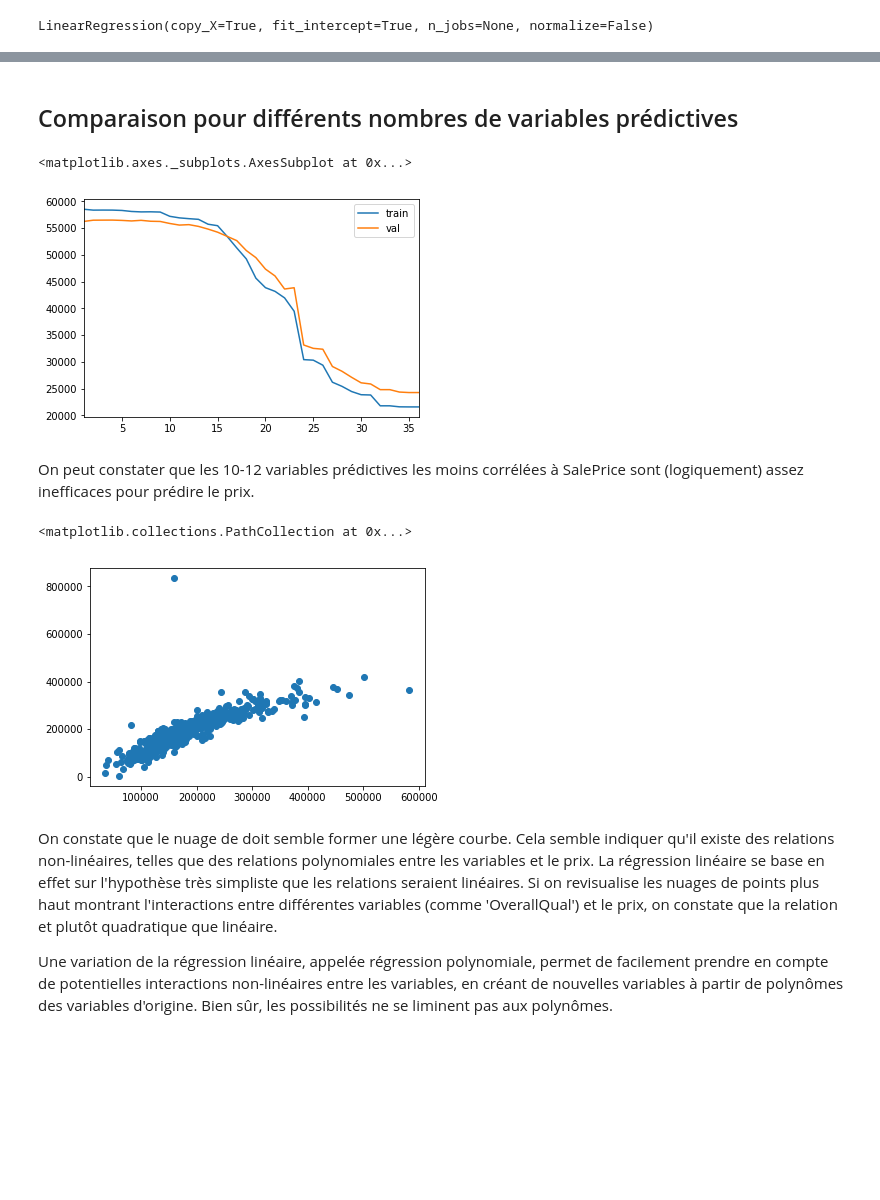
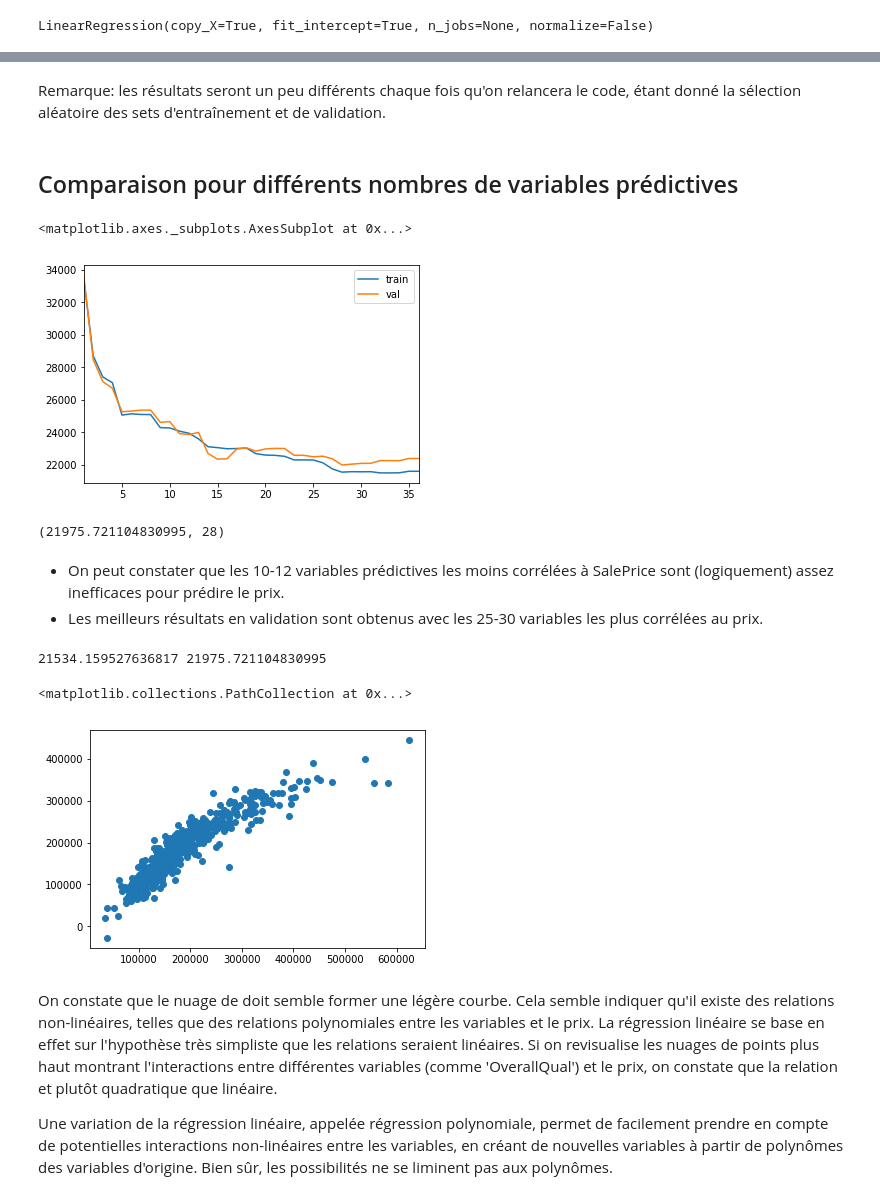
Before and after one commit to titsitits/Python_Data_Science, a Jupyter notebook: 8_Example_Ames_Housing_Dataset.ipynb, the cells around one changed output, grey strips where cells are left out. Cells and saved outputs as stored; diff of their text form; code cells hidden in the pictures; blank space fills up the shorter version.

```diff
--- a/8_Example_Ames_Housing_Dataset.ipynb
+++ b/8_Example_Ames_Housing_Dataset.ipynb
@@ -224,7 +226,7 @@ Remarque: les méthodes pandas.DataFrame.corr() et .corrwith() omettent automati
 from matplotlib import pyplot as plt
 
 #corrélations des variables avec le prix
-corr_with_price = train_ames.corrwith(train_ames["SalePrice"])
+corr_with_price = ames.corrwith(ames["SalePrice"])
 
 #On trie les variables selon la valeur absolue de leur corrélation avec le prix
 best_features = corr_with_price.abs().sort_values(ascending=False)
@@ -284,13 +284,14 @@ y = dataset["SalePrice"]
 ### Séparation des données d'entraînement et de validation
 # %%
 from sklearn.model_selection import train_test_split
+import numpy as np
 
-trainids, valids = train_test_split(np.array(range(len(ames))), test_size = 0.4)
-
+ids = ames.index
+trainids, valids = train_test_split(ids, test_size = 0.4)
 Xtrain, Xval, ytrain, yval = X.loc[trainids], X.loc[valids], y.loc[trainids], y.loc[valids]
 
-#Ce code est équivalent, mais le but ici est de garder les mêmes ids pour comparer plusieurs modèles (ou prendre leur moyenne, voir fin du notebook)
-#Xtrain, Xval, ytrain, yval = train_test_split(X, y, test_size = 0.3)
+#Remarque: ce code est équivalent, mais le but ici est de garder les mêmes ids pour comparer plusieurs modèles (ou pour calculer la moyenne des prédictions, voir fin du notebook)
+#Xtrain, Xval, ytrain, yval = train_test_split(X, y, test_size = 0.4)
 # %% [markdown]
 ## Régression linéaire
 # %%
@@ -322,25 +323,29 @@ RMSE: 42020.70367212462
+# %% [markdown]
+Remarque: les résultats seront un peu différents chaque fois qu'on relancera le code, étant donné la sélection aléatoire des sets d'entraînement et de validation.
 # %% [markdown]
 ## Comparaison pour différents nombres de variables prédictives
 # %%
+from sklearn.preprocessing import StandardScaler
+
 maes = pd.DataFrame(columns = ['train','val'])
 
 for n in range(1,len(best_features)):
 
   #Choix des variables
-  #featurelist = best_features[:n]
+  featurelist = best_features[:n]
   #featurelist = best_features_effects[:n]
 
   #Commencer par les plus mauvaises
-  featurelist = best_features[::-1][:n]
+  #featurelist = best_features[::-1][:n]
   #featurelist = best_features_effects[::-1][:n]
 
-
-  dataset = ames[featurelist+["SalePrice"]]
-
-  X = dataset[featurelist]
-  y = dataset["SalePrice"]
+  X = ames[featurelist]
+  y = ames["SalePrice"]
 
   Xtrain, Xval, ytrain, yval = X.loc[trainids], X.loc[valids], y.loc[trainids], y.loc[valids]
+  #scaler = StandardScaler()
+  #Xtrain = scaler.fit_transform(Xtrain)
+  #Xval = scaler.transform(Xval)
   price_predictor.fit(Xtrain, ytrain)
   trainpred = price_predictor.predict(Xtrain)
   valpred = price_predictor.predict(Xval)
@@ -350,30 +355,34 @@ for n in range(1,len(best_features)):
 maes.plot()
 # %% [output]
 <matplotlib.axes._subplots.AxesSubplot at 0x...>
-[figure, old version]
+[figure, new version]
+# %%
+maes['val'].min(), maes['val'].idxmin()
+# %% [output]
+(21975.721104830995, 28)
 # %% [markdown]
-On peut constater que les 10-12 variables prédictives les moins corrélées à SalePrice sont (logiquement) assez inefficaces pour prédire le prix.
+* On peut constater que les 10-12 variables prédictives les moins corrélées à SalePrice sont (logiquement) assez inefficaces pour prédire le prix.
+* Les meilleurs résultats en validation sont obtenus avec les 25-30 variables les plus corrélées au prix.
 # %%
-#Résultat avec toutes les variables
-featurelist = best_features
+#Meilleur résultat en validation
+featurelist = best_features[:28]
 
-
-dataset = ames[featurelist+["SalePrice"]]
-
-X = dataset[featurelist]
-y = dataset["SalePrice"]
+X = ames[featurelist]
+y = ames["SalePrice"]
 
 Xtrain, Xval, ytrain, yval = X.loc[trainids], X.loc[valids], y.loc[trainids], y.loc[valids]
 
 price_predictor.fit(Xtrain, ytrain)
 trainpred = price_predictor.predict(Xtrain)
 valpred = price_predictor.predict(Xval)
 
-MAE(ytrain, trainpred), MAE(yval, valpred)
+print(MAE(ytrain, trainpred), MAE(yval, valpred))
+
 plt.scatter(yval,price_predictor.predict(Xval))
 # %% [output]
-<matplotlib.collections.PathCollection at 0x...>
+21534.159527636817 21975.721104830995
+<matplotlib.collections.PathCollection at 0x...>
-[figure, old version]
+[figure, new version]
 # %% [markdown]
 On constate que le nuage de doit semble former une légère courbe. Cela semble indiquer qu'il existe des relations non-linéaires, telles que des relations polynomiales entre les variables et le prix. La régression linéaire se base en effet sur l'hypothèse très simpliste que les relations seraient linéaires. Si on revisualise les nuages de points plus haut montrant l'interactions entre différentes variables (comme 'OverallQual') et le prix, on constate que la relation et plutôt quadratique que linéaire.
 
```
Also changed, not shown: parts of 37 cells of this notebook.
